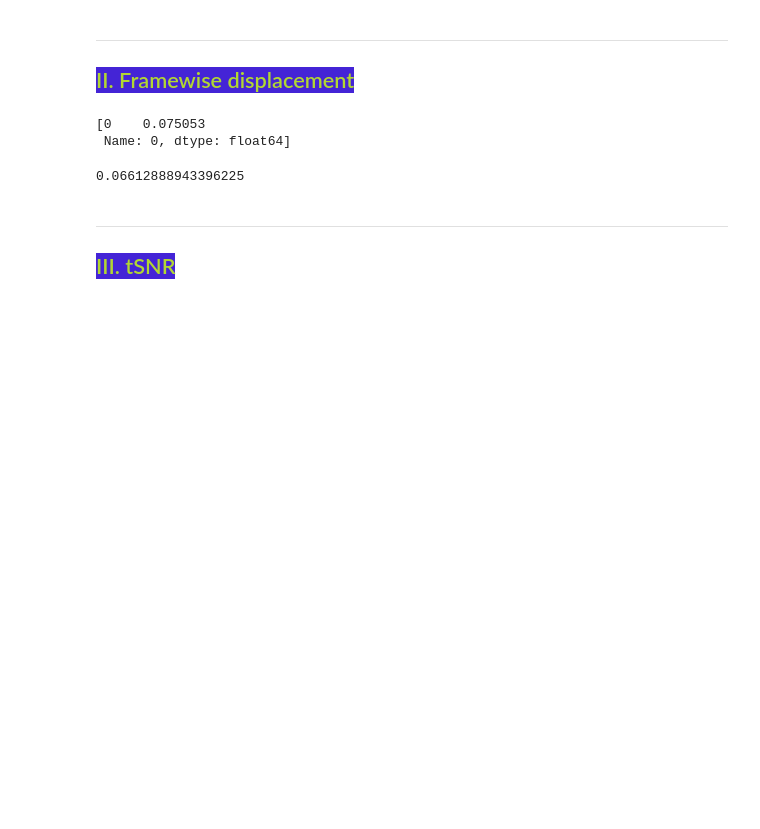
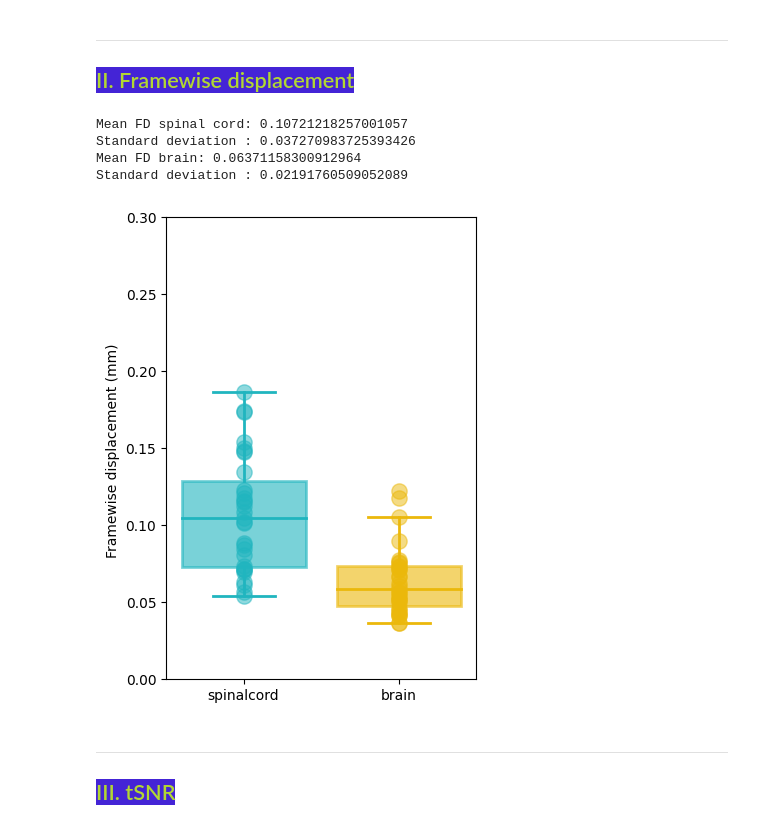
Before and after one commit to CarolineLndl/BrainSpineSomatotopy2024, a Jupyter notebook: notebook/02_brsc_QC.ipynb, the cells around one changed output. Cells and saved outputs as stored; diff of their text form; code cells hidden in the pictures; blank space fills up the shorter version.

```diff
--- a/notebook/02_brsc_QC.ipynb
+++ b/notebook/02_brsc_QC.ipynb
@@ -85,26 +84,43 @@ Number of female (F): 16
 
 ## <font color=#B2D732> <span style="background-color: #4424D6"> II. Framewise displacement  </font>
 # %%
-IDs=[];FDmean_sc_x=[];FDmean_sc_y=[];FDmean_brain=[]
+IDs=[];FDmean_sc_x=[];FDmean_sc_y=[];FDmean_spinalcord=[];FDmean_brain=[]; df={}
 for structure in config["structures"]:
     for ID_nb,ID in enumerate(config["participants_IDs"]):
         #Open the file containing the mean FD info:
-        IDs.append(ID)
         if structure=="spinalcord":
             FDmean_sc_x.append(pd.read_csv(config["main_dir"] + config["moco_files"]["dir"].format(ID,structure) + config["moco_files"]["FD_mean_f"] ,delimiter=" ",header=None)[0][0])
             FDmean_sc_y.append(pd.read_csv(config["main_dir"] + config["moco_files"]["dir"].format(ID,structure) + config["moco_files"]["FD_mean_f"] ,delimiter=" ",header=None)[1][0])
+            FDmean_spinalcord.append(np.mean([FDmean_sc_x[ID_nb],FDmean_sc_y[ID_nb]]))
         else:
             FDmean_brain.append(pd.read_csv(config["main_dir"] + config["moco_files"]["dir"].format(ID,structure) + config["moco_files"]["FD_mean_f"] ,delimiter=" ",header=None)[0][0])
+
+    variable_name = f"FDmean_{structure}"
+    df[structure] = pd.DataFrame({'ID': config["participants_IDs"], 'FD': globals()[variable_name],'structure':  structure})
+
+# Concatenate horizontally the two dataframes
+df_FD= pd.concat([df["spinalcord"], df["brain"]])
+df_FD.reset_index(drop=True, inplace=True)
+
+
+# Calculate mean and standard deviation of FD for
+FD_sc_mean = df["spinalcord"]['FD'].mean()
+FD_dc_std = df["spinalcord"]['FD'].std()
+print("Mean FD spinal cord:", FD_sc_mean)
+print("Standard deviation :", FD_dc_std)
+
+# Calculate mean and standard deviation of FD for
+FD_brain_mean = df["brain"]['FD'].mean()
+FD_brain_std = df["brain"]['FD'].std()
+print("Mean FD brain:", FD_brain_mean)
+print("Standard deviation :", FD_brain_std)
+QC.plot_metrics(config=config,df=df_FD,index='ID',y="FD",columns=['structure'],y_title="Framewise displacement (mm) ",save_plot=False)
+# %% [output]
+Mean FD spinal cord: 0.10721218257001057
+Standard deviation : 0.037270983725393426
+Mean FD brain: 0.06371158300912964
+Standard deviation : 0.02191760509052089
+[figure, added]
-# %%
-FDmean_sc_x
-# %% [output]
-[0    0.075053
- Name: 0, dtype: float64]
-# %%
-structure="brain"
-pd.read_csv(config["main_dir"] + config["moco_files"]["dir"].format(ID,structure) + config["moco_files"]["FD_mean_f"] ,delimiter="/t",header=None)[0][0]
-# %% [output]
-0.06612888943396225
 # %% [markdown]
 <hr style="border:1px solid black">
 
```
Also changed, not shown: parts of 9 cells of this notebook, 11 other files.
